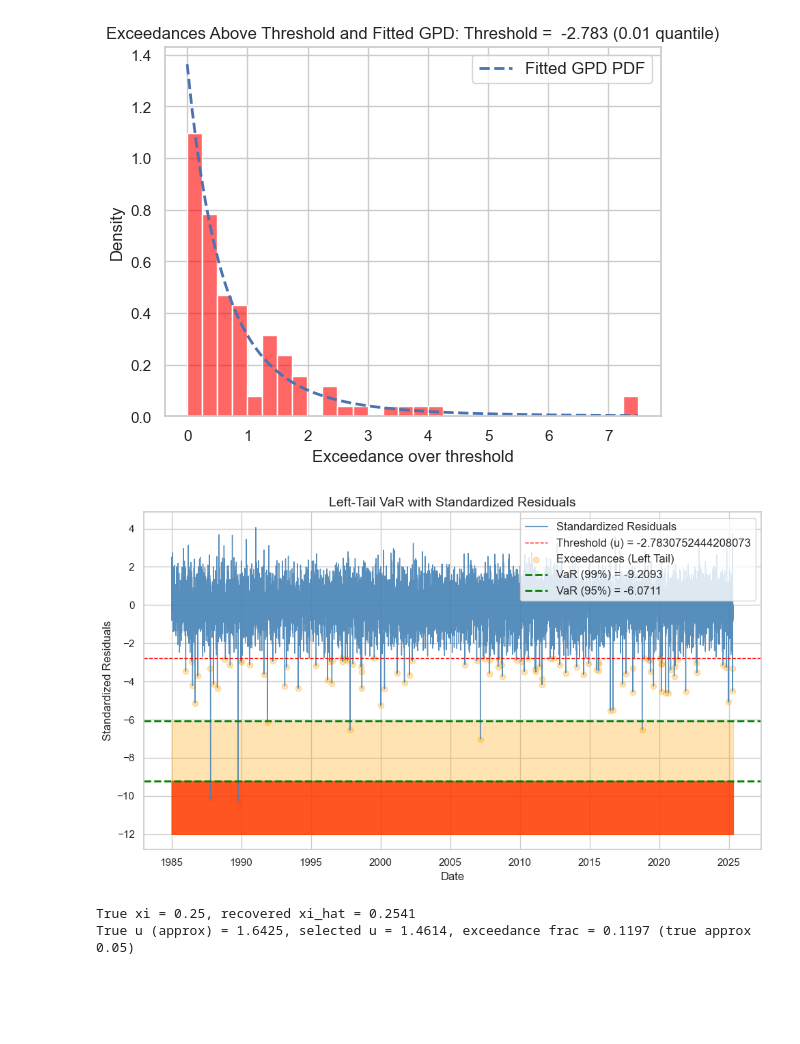
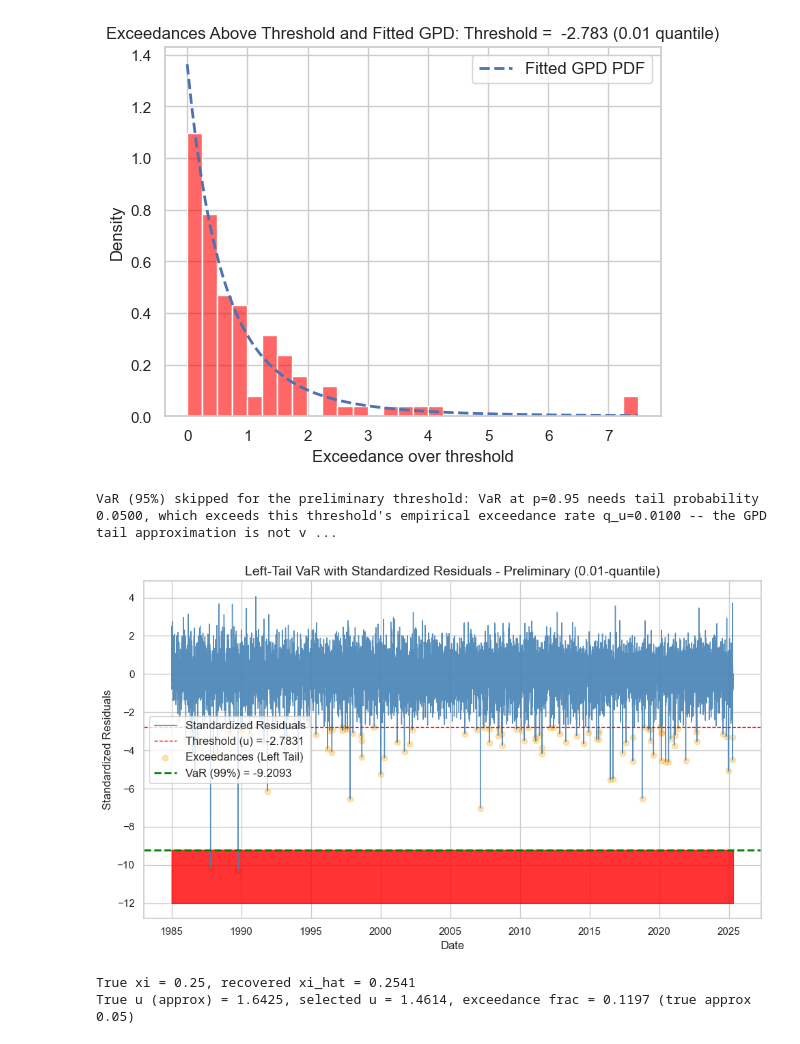
Before and after one commit to sakshay42/SP500_EVT, a Jupyter notebook: notebooks/02_evt_threshold_analysis.ipynb, the cells around one changed output. Saved outputs shown, nothing was run; the diff lists cells and outputs as text; code cells hidden in the pictures; blank space fills up the shorter version.

```diff
--- a/notebooks/02_evt_threshold_analysis.ipynb
+++ b/notebooks/02_evt_threshold_analysis.ipynb
@@ -98,53 +147,42 @@ plt.show()
 # %% [output]
 [figure]
 # %%
-residuals = standardized_residuals_t  #
+threshold_u_prelim = threshold
+xi_prelim = shape
+beta_prelim = scale
+q_u_prelim = (standardized_residuals_t < threshold_u_prelim).sum() / standardized_residuals_t.notna().sum()
 
-threshold_u = threshold  # Threshold (u) for left tail
-xi = shape            # Shape parameter (ξ)
-beta = scale          # Scale parameter (β)
-
-
-
-q_u = (residuals < threshold_u).sum() / residuals.notna().sum()  # actual exceedance proportion, not a fixed guess
-
-
-VaR_99 = threshold_u - (beta / xi) * (((1 - q_u) / (1 - 0.99)) ** xi - 1)
-#var values
-VaR_95 = threshold_u - (beta / xi) * (((1 - q_u) / (1 - 0.95)) ** xi - 1)
-VaR_90 = threshold_u - (beta / xi) * (((1 - q_u) / (1 - 0.90)) ** xi - 1)
-
+z_99_prelim = gpd_var(threshold_u_prelim, xi_prelim, beta_prelim, q_u_prelim, 0.99)
+try:
+    z_95_prelim = gpd_var(threshold_u_prelim, xi_prelim, beta_prelim, q_u_prelim, 0.95)
+except ValueError as e:
+    print(f"VaR (95%) skipped for the preliminary threshold: {e}")
+    z_95_prelim = np.nan
 
 plt.figure(figsize=(10, 6))
 
+plt.plot(data['Date'], standardized_residuals_t, color='steelblue', label='Standardized Residuals', lw=1, alpha=0.9)
 
-plt.plot(data['Date'], residuals, color='steelblue', label='Standardized Residuals', lw=1,alpha = 0.9)
+plt.axhline(y=threshold_u_prelim, color='red', linestyle='--', lw=1, label=f'Threshold (u) = {threshold_u_prelim:.4f}')
 
-# threshold
-plt.axhline(y=threshold_u, color='red', linestyle='--', lw=1, label=f'Threshold (u) = {threshold_u}')
+exceed_points = standardized_residuals_t[standardized_residuals_t < threshold_u_prelim]
+plt.scatter(data['Date'][standardized_residuals_t < threshold_u_prelim], exceed_points, color='orange', label='Exceedances (Left Tail)', alpha=0.3)
 
-# exceedances below the threshold
-exceedances = residuals[residuals < threshold_u]
-plt.scatter(data['Date'][residuals < threshold_u], exceedances, color='orange', label='Exceedances (Left Tail)', alpha=0.3)
+plt.axhline(y=z_99_prelim, color='green', linestyle='--', lw=2, label=f'VaR (99%) = {z_99_prelim:.4f}')
+plt.fill_between(data['Date'], y1=z_99_prelim, y2=-12, color='red', alpha=0.8)
+if np.isfinite(z_95_prelim):
+    plt.axhline(y=z_95_prelim, color='green', linestyle='--', lw=2, label=f'VaR (95%) = {z_95_prelim:.4f}')
+    plt.fill_between(data['Date'], y1=z_95_prelim, y2=-12, color='orange', alpha=0.3)
 
-#  VaR lines
-plt.axhline(y=VaR_99, color='green', linestyle='--', lw=2, label=f'VaR (99%) = {VaR_99:.4f}')
-plt.fill_between(data['Date'], y1=VaR_99, y2=-12, color='red', alpha=0.8)
-plt.axhline(y=VaR_95, color='green', linestyle='--', lw=2, label=f'VaR (95%) = {VaR_95:.4f}')
-plt.fill_between(data['Date'], y1=VaR_95, y2=-12, color='orange', alpha=0.3)
-
-
-
-######
-plt.title('Left-Tail VaR with Standardized Residuals', fontsize=14)
+plt.title('Left-Tail VaR with Standardized Residuals - Preliminary (0.01-quantile)', fontsize=14)
 plt.xlabel('Date', fontsize=12)
 plt.ylabel('Standardized Residuals', fontsize=12)
 plt.legend(fontsize=12)
 
-
 plt.tight_layout()
 plt.show()
 # %% [output]
+VaR (95%) skipped for the preliminary threshold: VaR at p=0.95 needs tail probability 0.0500, which exceeds this threshold's empirical exceedance rate q_u=0.0100 -- the GPD tail approximation is not v ...
-[figure, old version]
+[figure, new version]
 # %%
 # ---------------------------------------------------------------------------
```
Also changed, not shown: parts of 14 cells of this notebook, 4 other files.
